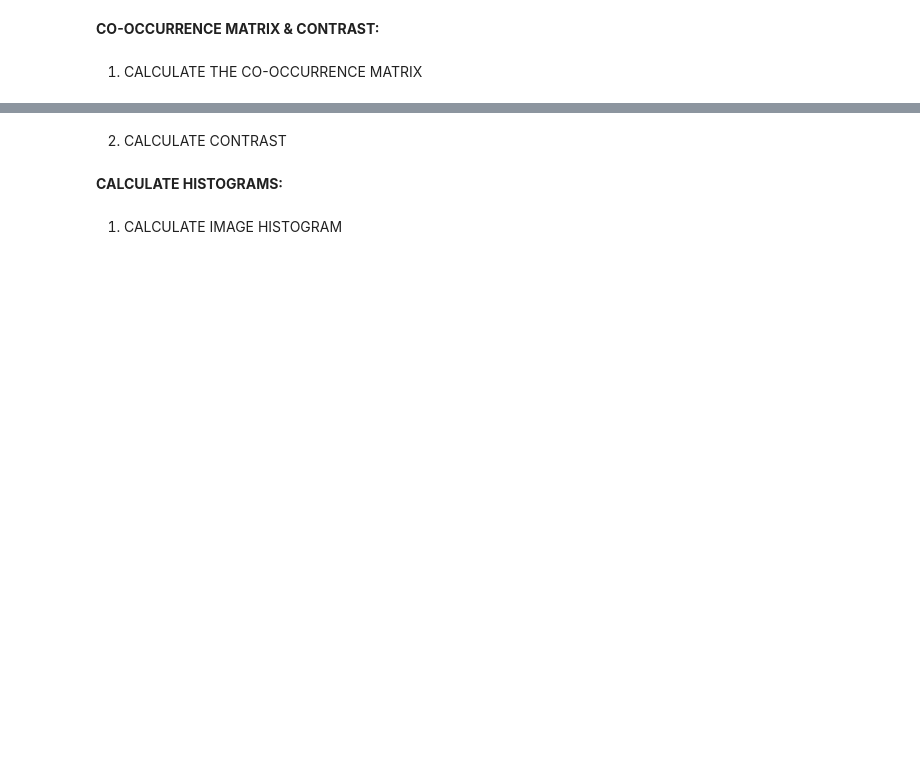
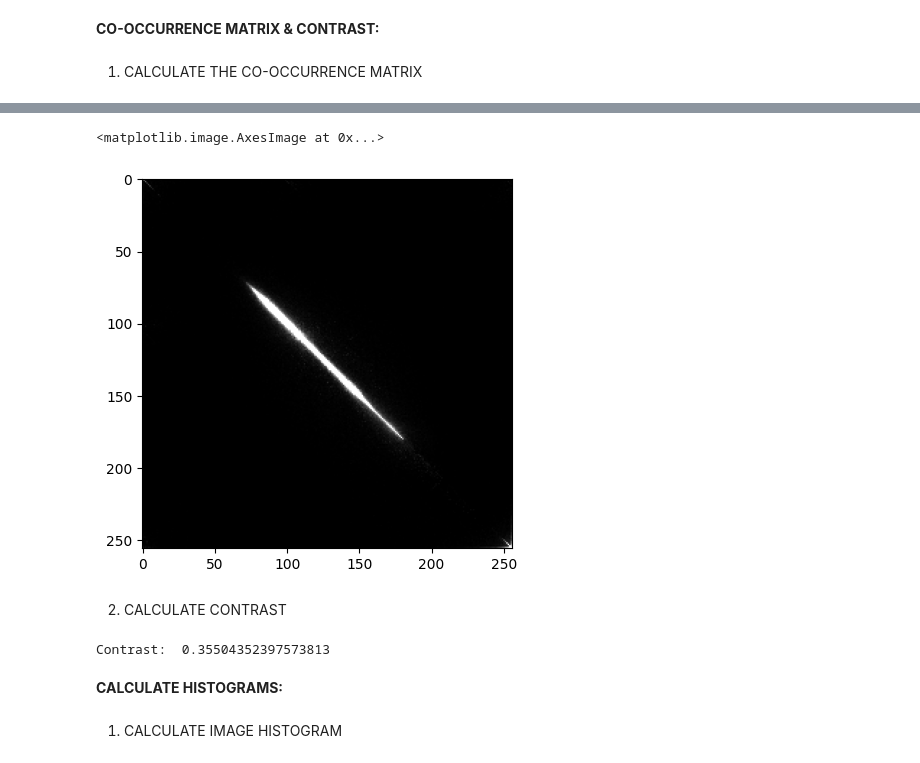
Before and after one commit to MahmoudMoamen/PixellariesComputerVision, a Jupyter notebook: Assignment1/Assignment1_src.ipynb, the cells around one changed output, grey strips where cells are left out. Saved outputs shown, nothing was run; the diff lists cells and outputs as text; code cells hidden in the pictures; blank space fills up the shorter version.

Commit message:
Finalizing4 CoOcc & Contrast

```diff
--- a/Assignment1/Assignment1_src.ipynb
+++ b/Assignment1/Assignment1_src.ipynb
@@ -6,6 +6,7 @@
 #THIS CELL TO CALCULATE THE CO-OCCURRENCE MATRIX
 
 import numpy as np
+import matplotlib.pyplot as plt
 from PIL import Image
 
 def CalculateCoOccurrence(image_path):
@@ -33,7 +34,7 @@ def CalculateCoOccurrence(image_path):
     return co_occurrence_matrix
 
 #Testing:
-image_path = "Images\Image1.png" #PUT THE NUMBER OF THE IMAGE YOU WANT TO LOAD HERE
+image_path = "Images\Image4.png" #PUT THE NUMBER OF THE IMAGE YOU WANT TO LOAD HERE
 resulting_matrix = CalculateCoOccurrence(image_path)
 np.set_printoptions(threshold=np.inf, linewidth=np.inf)
 print(resulting_matrix)
@@ -41,4 +42,6 @@ print(resulting_matrix)
 image_from_matrix = Image.fromarray(resulting_matrix)
 
 # Display the image
-image_from_matrix.show()
+plt.figure()
+plt.imshow(image_from_matrix, cmap='gray')
+# %% [output]
@@ -45,3 +65,5 @@ image_from_matrix.show()
+<matplotlib.image.AxesImage at 0x...>
+[figure, added]
 # %%
 # #Testing for the Example in Lecture
 
@@ -97,6 +119,8 @@ def CalculateContrast(np_array):
     return contrast
 print_contrast=CalculateContrast(resulting_matrix)
 print("Contrast: ",print_contrast)
+# %% [output]
+Contrast:  0.35504352397573813
 # %% [markdown]
 **CALCULATE HISTOGRAMS:**
 # %% [markdown]
```
Also changed, not shown: parts of 13 cells of this notebook.
